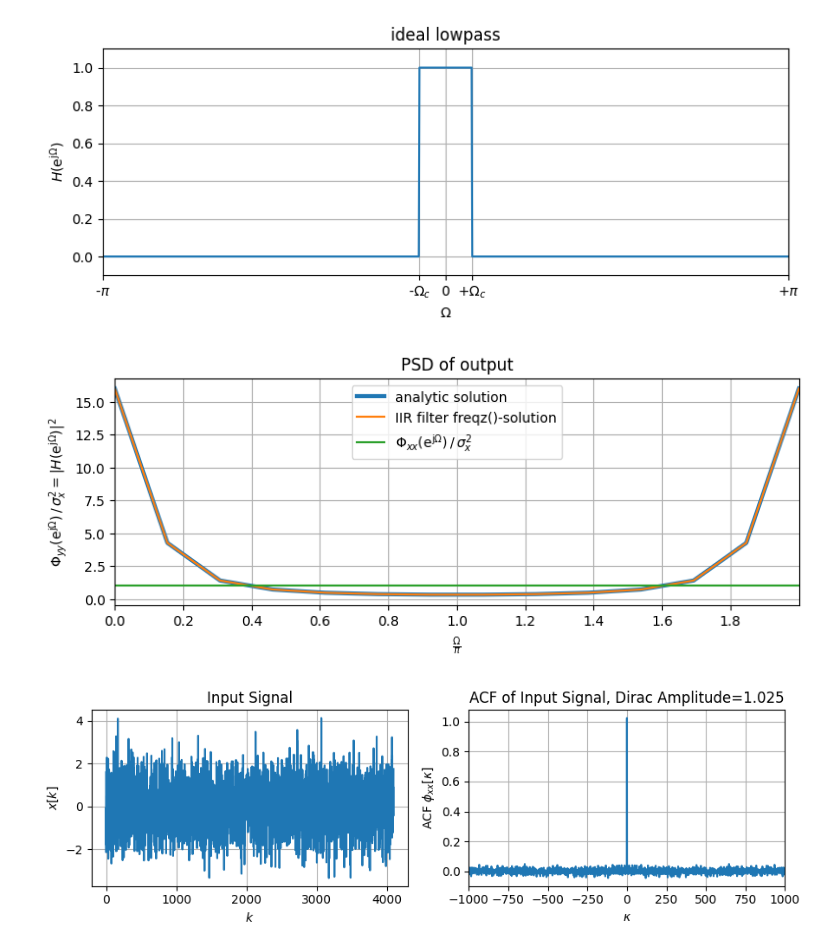
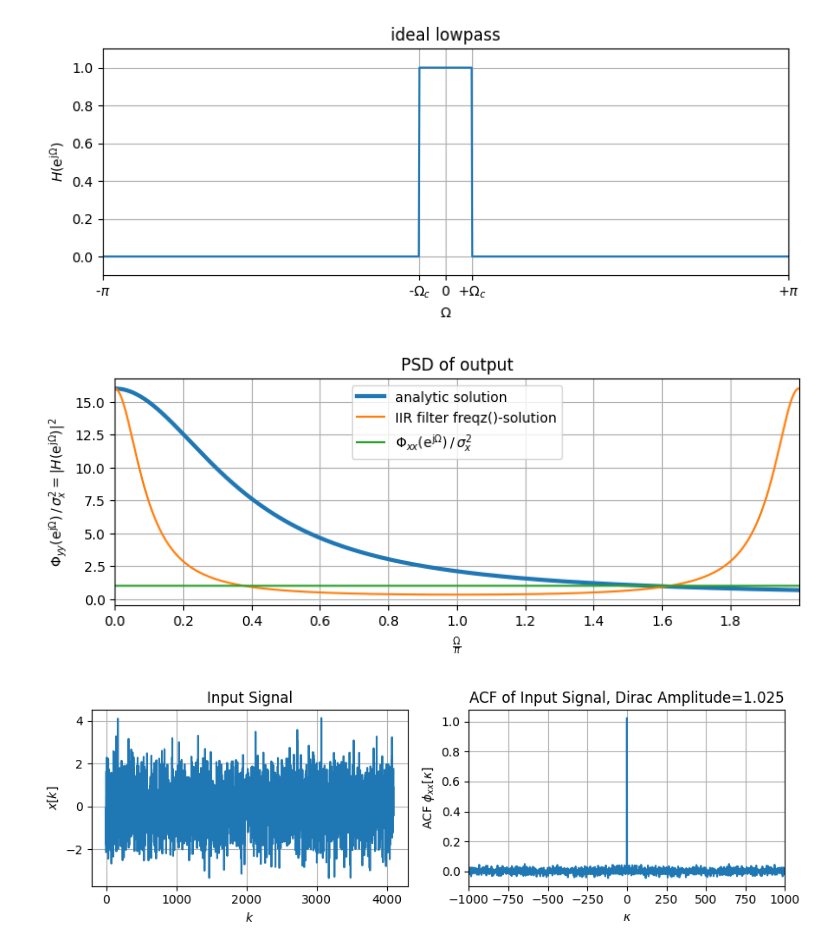
Before and after one commit to AdrianRzadek/Analog-and-digital-electronic-circuits, a Jupyter notebook: 4.Influence of random signals on LTI systems.ipynb, the cells around one changed output. Cells and saved outputs as stored; diff of their text form; code cells hidden in the pictures.

```diff
--- a/4.Influence of random signals on LTI systems.ipynb
+++ b/4.Influence of random signals on LTI systems.ipynb
@@ -71,27 +71,28 @@ Variance of output: 0.07692307692307691
 [figure]
 # %%
 N = 2**13
-Omega = np.arange(N) * 2*np.pi/13
+Omega_c = np.pi/13
+Omega = np.arange(N) * 2*np.pi/N
 H2 = 2 / (25/8 - 3*np.cos(Omega))  # analytic
-Omega, H_IIR = signal.freqz(b=(1), a=(1, -3/4), worN=Omega)  # numeric
+Omega, H_IIR = signal.freqz(b=(1), a=(1, -3/4), worN=Omega/Omega_c)  # numeric
 
 plt.figure(figsize=(9, 3))
 plt.plot(Omega/np.pi, H2, lw=3, label='analytic solution')
 plt.plot(Omega/np.pi, np.abs(H_IIR)**2, label='IIR filter freqz()-solution')
 plt.plot(Omega/np.pi, Omega*0+1,
          label=r'$\Phi_{xx}(\mathrm{e}^{\mathrm{j}\Omega})\,/\,\sigma_x^2$')
 plt.xlabel(r'$\frac{\Omega}{\pi}$')
 plt.ylabel(
     r'$\Phi_{yy}(\mathrm{e}^{\mathrm{j}\Omega})\,/\,\sigma_x^2 = |H(\mathrm{e}^{\mathrm{j}\Omega})|^2$')
 plt.title('PSD of output')
 plt.xlim(0, 2)
 plt.xticks(np.arange(0, 20, 2)/10)
 plt.legend()
 plt.grid(True)
 
 plt.show()
 # %% [output]
-[figure, old version]
+[figure, new version]
 # %%
 def my_xcorr2(x, y, norm='biased'):
     N = len(x)
```
Also changed, not shown: parts of 1 cell of this notebook, 2 other files.
